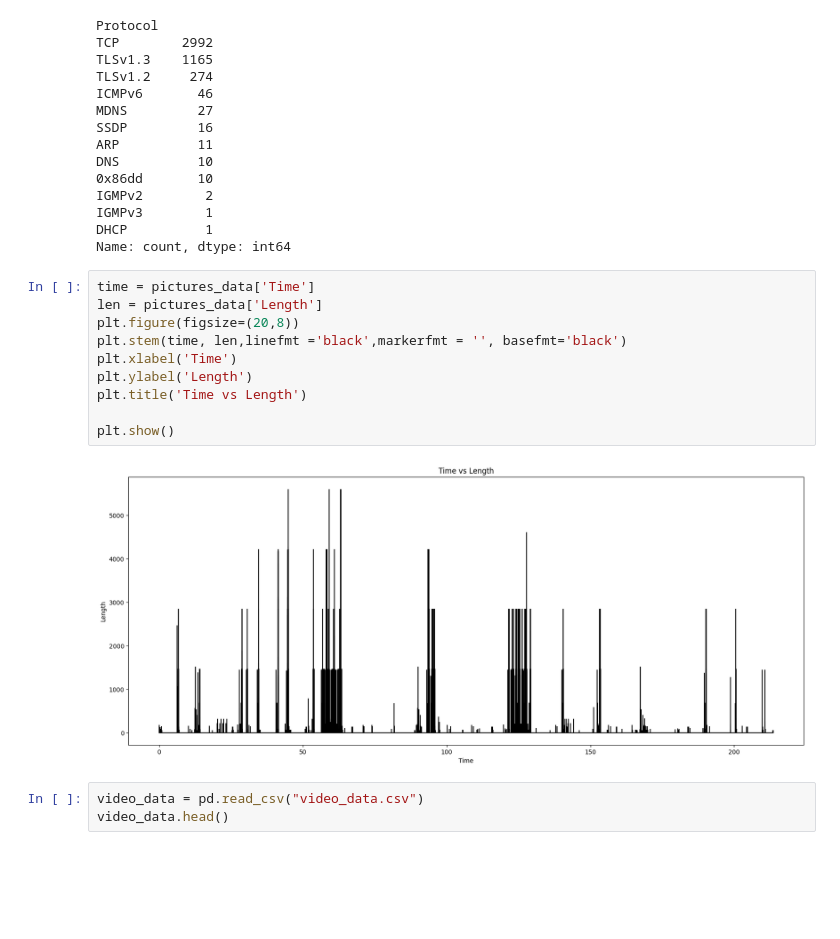
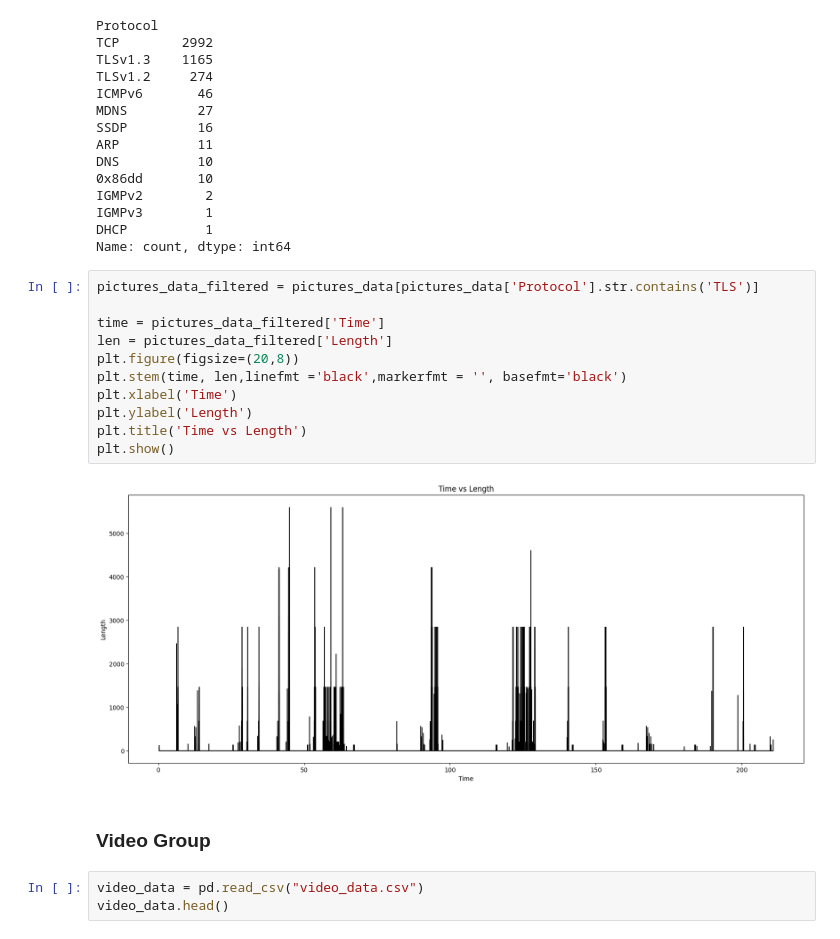
Before and after one commit to NoaAmichai/Computer_networks_final_project, a Jupyter notebook: project.ipynb, the cells around one changed output. Drawn from its saved outputs; the diff is of its cells as text; blank space fills up the shorter version.

```diff
--- a/project.ipynb
+++ b/project.ipynb
@@ -29,18 +31,21 @@ IGMPv2        2
 IGMPv3        1
 DHCP          1
 Name: count, dtype: int64
-# %%
-time = pictures_data['Time']
-len = pictures_data['Length']
-plt.figure(figsize=(20,8))
-plt.stem(time, len,linefmt ='black',markerfmt = '', basefmt='black')
-plt.xlabel('Time')
-plt.ylabel('Length')
-plt.title('Time vs Length')
-
-plt.show()
-# %% [output]
-[figure, removed]
+# %%
+pictures_data_filtered = pictures_data[pictures_data['Protocol'].str.contains('TLS')]
+
+time = pictures_data_filtered['Time']
+len = pictures_data_filtered['Length']
+plt.figure(figsize=(20,8))
+plt.stem(time, len,linefmt ='black',markerfmt = '', basefmt='black')
+plt.xlabel('Time')
+plt.ylabel('Length')
+plt.title('Time vs Length')
+plt.show()
+# %% [output]
+[figure, added]
+# %% [markdown]
+### Video Group
 # %%
 video_data = pd.read_csv("video_data.csv")
 video_data.head()
```
Also changed, not shown: parts of 12 cells of this notebook, 2 other files.
